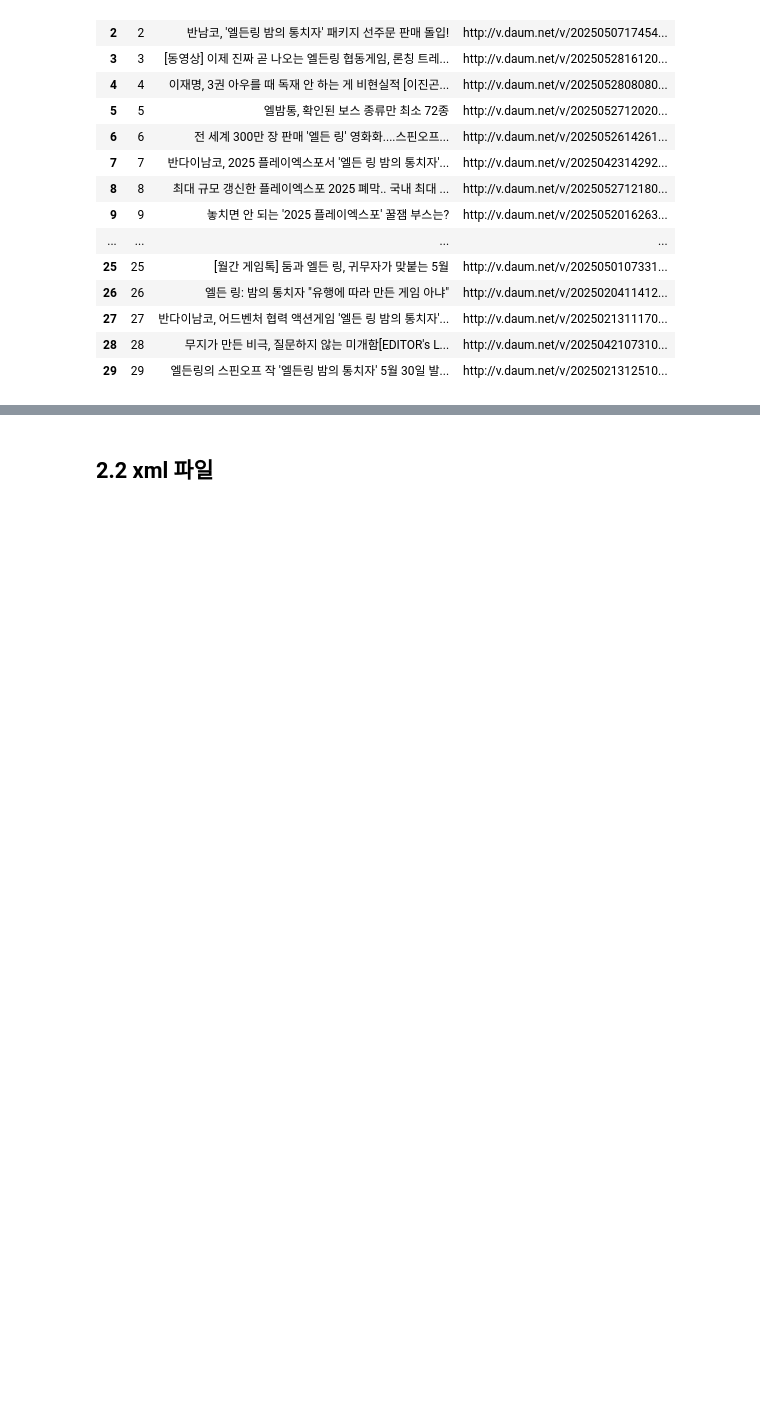
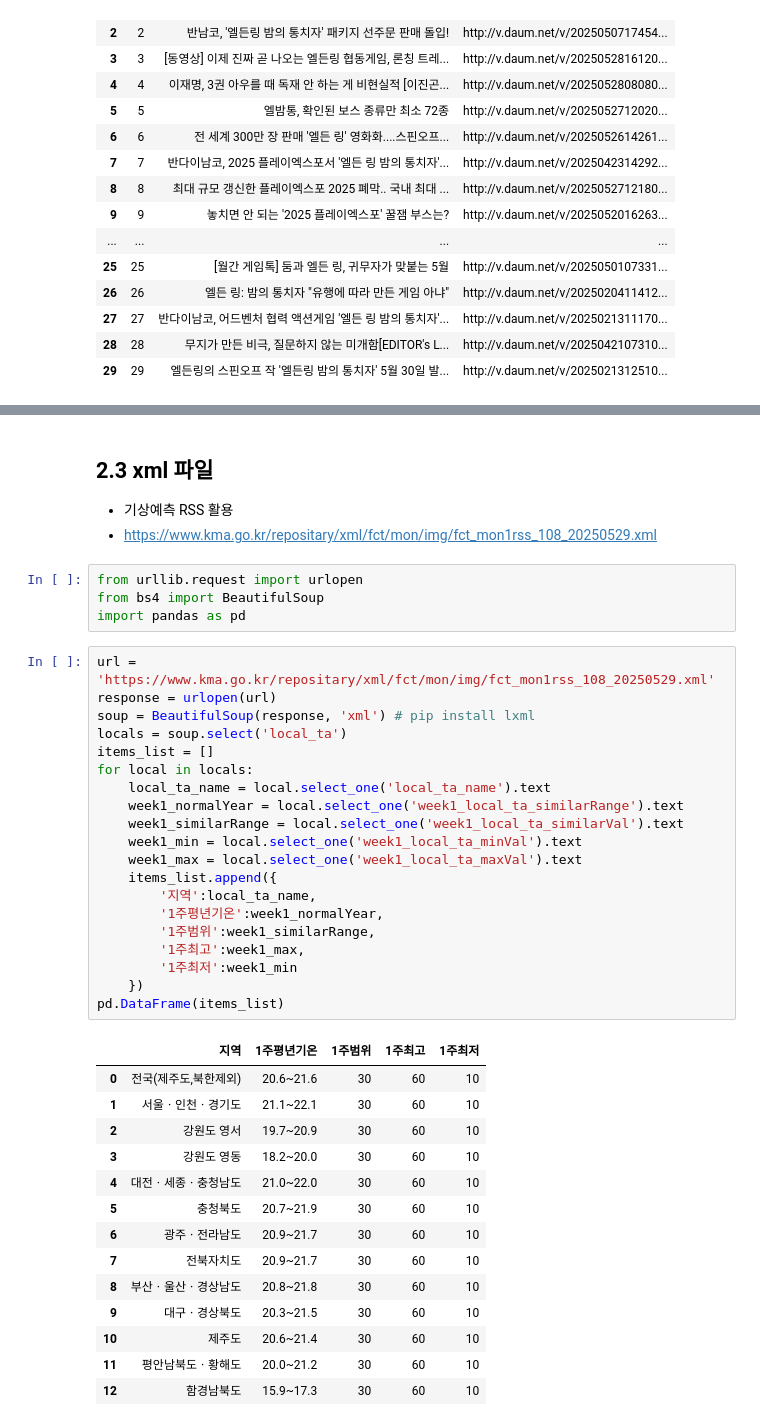
Before and after one commit to tangerineTaste/ai_x, a Jupyter notebook: source/01_python/ch14_웹데이터수집1_정적_공공api.ipynb, the cells around one changed output, grey strips where cells are left out. Saved outputs shown, nothing was run; the diff lists cells and outputs as text; blank space fills up the shorter version.

```diff
--- a/source/01_python/ch14_웹데이터수집1_정적_공공api.ipynb
+++ b/source/01_python/ch14_웹데이터수집1_정적_공공api.ipynb
@@ -454,2 +690,43 @@ pd.DataFrame(result1)
 # %% [markdown]
-## 2.2 xml 파일
+## 2.3 xml 파일
+- 기상예측 RSS 활용
+- https://www.kma.go.kr/repositary/xml/fct/mon/img/fct_mon1rss_108_20250529.xml
+# %%
+from urllib.request import urlopen
+from bs4 import BeautifulSoup
+import pandas as pd
+# %%
+url = 'https://www.kma.go.kr/repositary/xml/fct/mon/img/fct_mon1rss_108_20250529.xml'
+response = urlopen(url)
+soup = BeautifulSoup(response, 'xml') # pip install lxml
+locals = soup.select('local_ta')
+items_list = []
+for local in locals:
+    local_ta_name = local.select_one('local_ta_name').text
+    week1_normalYear = local.select_one('week1_local_ta_similarRange').text
+    week1_similarRange = local.select_one('week1_local_ta_similarVal').text
+    week1_min = local.select_one('week1_local_ta_minVal').text
+    week1_max = local.select_one('week1_local_ta_maxVal').text
+    items_list.append({
+        '지역':local_ta_name,
+        '1주평년기온':week1_normalYear,
+        '1주범위':week1_similarRange,
+        '1주최고':week1_max,
+        '1주최저':week1_min
+    })
+pd.DataFrame(items_list)
+# %% [output]
+|  | 지역 | 1주평년기온 | 1주범위 | 1주최고 | 1주최저 |
+| 0 | 전국(제주도,북한제외) | 20.6~21.6 | 30 | 60 | 10 |
+| 1 | 서울ㆍ인천ㆍ경기도 | 21.1~22.1 | 30 | 60 | 10 |
+| 2 | 강원도 영서 | 19.7~20.9 | 30 | 60 | 10 |
+| 3 | 강원도 영동 | 18.2~20.0 | 30 | 60 | 10 |
+| 4 | 대전ㆍ세종ㆍ충청남도 | 21.0~22.0 | 30 | 60 | 10 |
+| 5 | 충청북도 | 20.7~21.9 | 30 | 60 | 10 |
+| 6 | 광주ㆍ전라남도 | 20.9~21.7 | 30 | 60 | 10 |
+| 7 | 전북자치도 | 20.9~21.7 | 30 | 60 | 10 |
+| 8 | 부산ㆍ울산ㆍ경상남도 | 20.8~21.8 | 30 | 60 | 10 |
+| 9 | 대구ㆍ경상북도 | 20.3~21.5 | 30 | 60 | 10 |
+| 10 | 제주도 | 20.6~21.4 | 30 | 60 | 10 |
+| 11 | 평안남북도ㆍ황해도 | 20.0~21.2 | 30 | 60 | 10 |
+| 12 | 함경남북도 | 15.9~17.3 | 30 | 60 | 10 |
```
Also changed, not shown: parts of 23 cells of this notebook, 3 other files.
